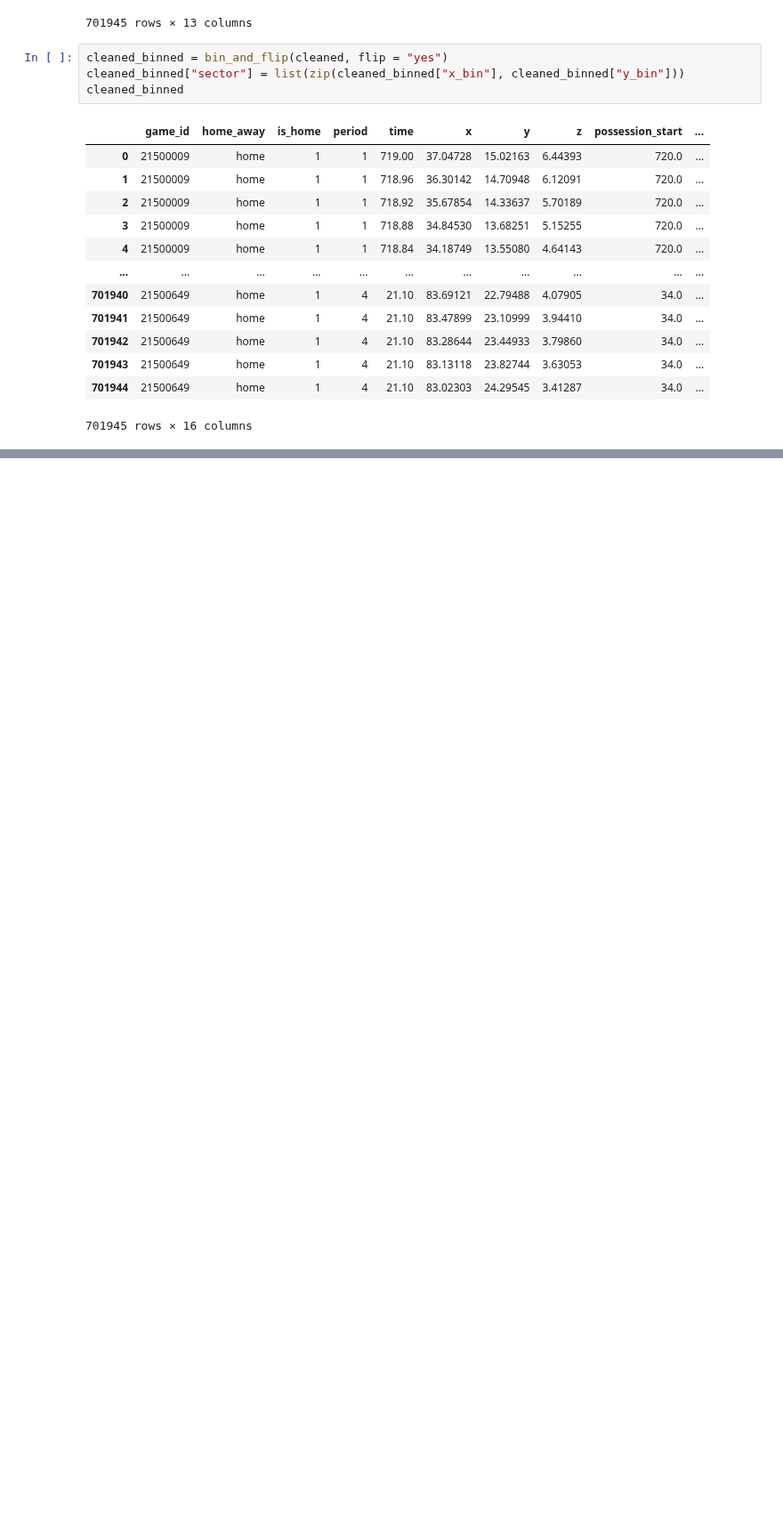
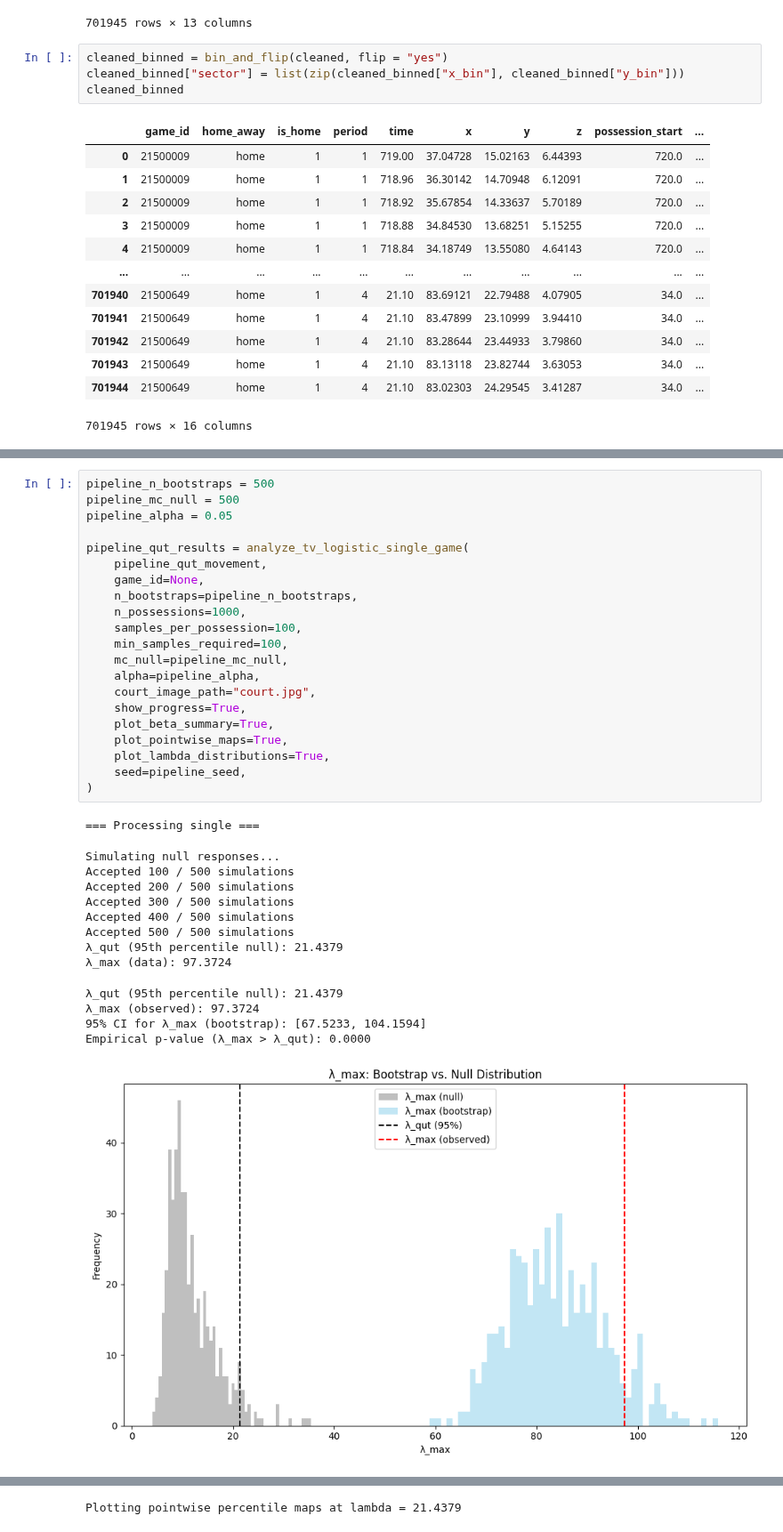
Before and after one commit to Channertheman/NBA_Analysis, a Jupyter notebook: Simulation_construction.ipynb, the cells around one changed output, grey strips where cells are left out. Shown at 89% size. Drawn from its saved outputs; the diff is of its cells as text; blank space fills up the shorter version.

Commit message:
added simulation profile construction

```diff
--- a/Simulation_construction.ipynb
+++ b/Simulation_construction.ipynb
@@ -702,0 +700,36 @@ display(baseline_scoring_probabilities)
+# %%
+pipeline_n_bootstraps = 500
+pipeline_mc_null = 500
+pipeline_alpha = 0.05
+
+pipeline_qut_results = analyze_tv_logistic_single_game(
+    pipeline_qut_movement,
+    game_id=None,
+    n_bootstraps=pipeline_n_bootstraps,
+    n_possessions=1000,
+    samples_per_possession=100,
+    min_samples_required=100,
+    mc_null=pipeline_mc_null,
+    alpha=pipeline_alpha,
+    court_image_path="court.jpg",
+    show_progress=True,
+    plot_beta_summary=True,
+    plot_pointwise_maps=True,
+    plot_lambda_distributions=True,
+    seed=pipeline_seed,
+)
+# %% [output]
+=== Processing single ===
+Simulating null responses...
+Accepted 100 / 500 simulations
+Accepted 200 / 500 simulations
+Accepted 300 / 500 simulations
+Accepted 400 / 500 simulations
+Accepted 500 / 500 simulations
+λ_qut (95th percentile null): 21.4379
+λ_max (data): 97.3724
+λ_qut (95th percentile null): 21.4379
+λ_max (observed): 97.3724
+95% CI for λ_max (bootstrap): [67.5233, 104.1594]
+Empirical p-value (λ_max > λ_qut): 0.0000
+[figure, added]
@@ -702,0 +737 @@ display(baseline_scoring_probabilities)
+Plotting pointwise percentile maps at lambda = 21.4379
```
Also changed, not shown: parts of 11 cells of this notebook.
